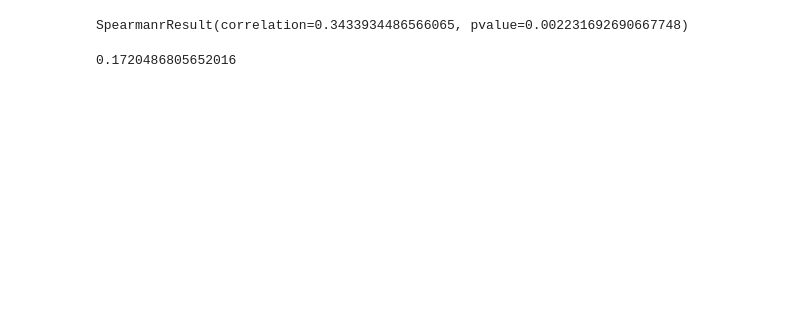
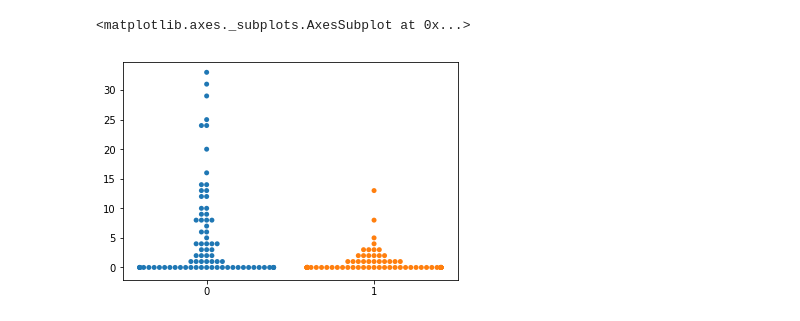
Before and after one commit to jiongyi/postdoc, a Jupyter notebook: dna_damage/2018_12_30_batch_quantify_colocalization.ipynb, the cells around one changed output. Drawn from its saved outputs; the diff is of its cells as text; code cells hidden in the pictures; blank space fills up the shorter version.

```diff
--- a/dna_damage/2018_12_30_batch_quantify_colocalization.ipynb
+++ b/dna_damage/2018_12_30_batch_quantify_colocalization.ipynb
@@ -3,7 +3,7 @@
 from os import walk
 from os.path import join,split
 import fnmatch
-folder_name_str = '/home/jiongyi/Documents/dna_damage/u2os_wt_60_m_post_0gr_pH2AX_53pb1_dapi_a'
+folder_name_str = '/home/jiongyi/Documents/dna_damage/immunofluorescence/2018_12_28/u2os_wt_60_m_post_0gr_pH2AX_53pb1_dapi_a'
 tif_file_paths_str = []
 search_str = '*ome.tif'
 for (dir_path_str, dir_names_str, file_names_str) in walk(folder_name_str):
@@ -347,9 +216,6 @@ savefig(folderName + '/scatter_plots.png')
-# %%
-from scipy.stats import spearmanr
-spearmanr(meanIntDAPIArr, lambda1FluxArr)
-# %% [output]
-SpearmanrResult(correlation=0.3433934486566065, pvalue=0.002231692690667748)
-# %%
-print(mean(noOverlapRegArr / lambda3AreaArr))
-# %% [output]
-0.1720486805652016
+# %%
+compiled_csv_dict = compile_csv_files(folder_name_str)
+plot_quantification(compiled_csv_dict)
+# %% [output]
+<matplotlib.axes._subplots.AxesSubplot at 0x...>
+[figure, added]
```
Also changed, not shown: parts of 7 cells of this notebook.
